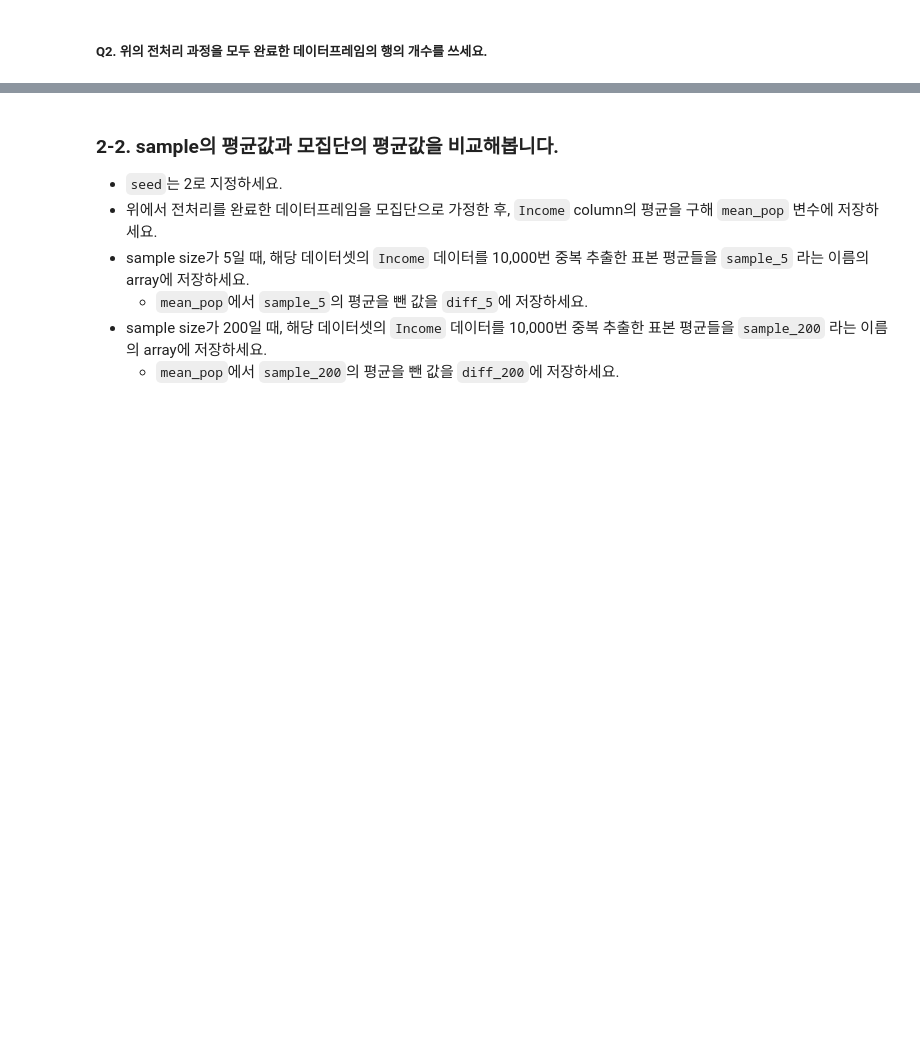
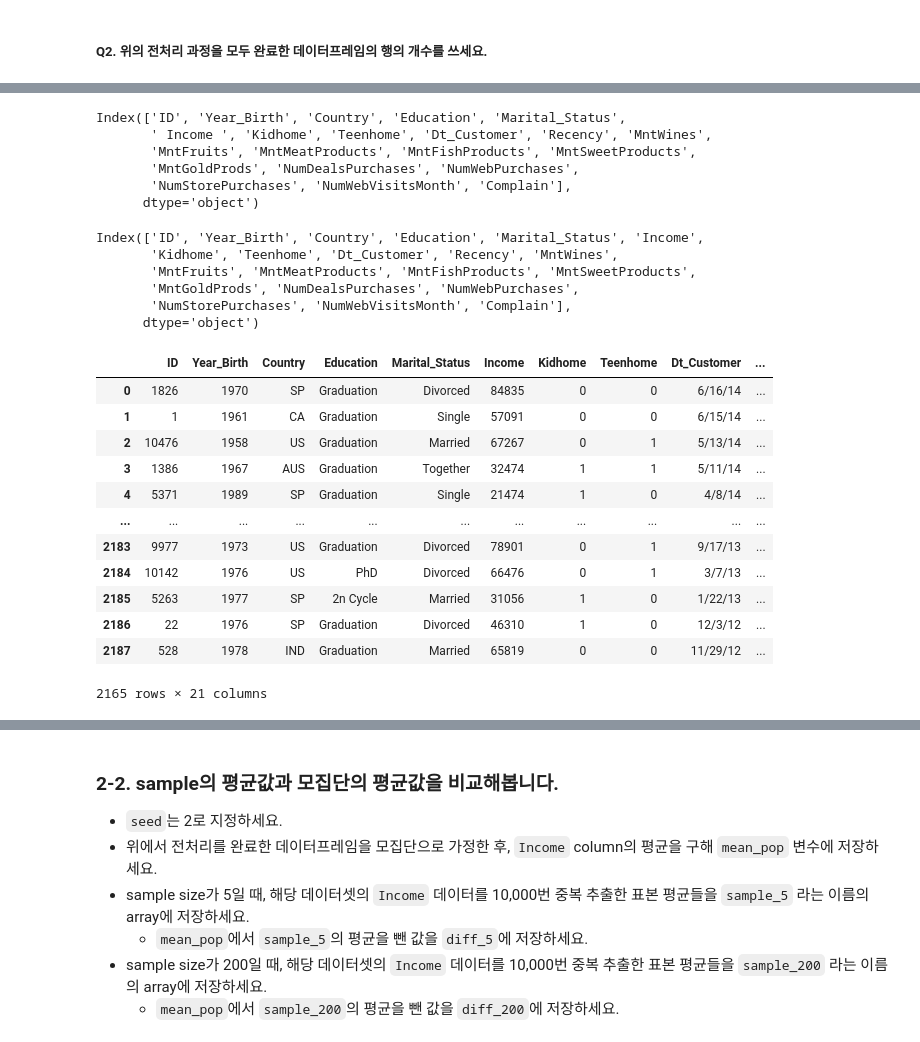
Before and after one commit to LamuneGitHub/A001_Python_Test, a Jupyter notebook: ai15-sc12x-이상필.ipynb, the cells around one changed output, grey strips where cells are left out. Saved outputs shown, nothing was run; the diff lists cells and outputs as text; code cells hidden in the pictures; blank space fills up the shorter version.

```diff
--- a/ai15-sc12x-이상필.ipynb
+++ b/ai15-sc12x-이상필.ipynb
@@ -126,3 +122,59 @@ import seaborn as sns
 
 
 df_raw = pd.read_csv( 'https://raw.githubusercontent.com/LamuneGitHub/A001_Python_Test/main/sc12_data.csv' )
+# %%
+columns = df_raw.columns
+columns
+# %% [output]
+Index(['ID', 'Year_Birth', 'Country', 'Education', 'Marital_Status',
+       ' Income ', 'Kidhome', 'Teenhome', 'Dt_Customer', 'Recency', 'MntWines',
+       'MntFruits', 'MntMeatProducts', 'MntFishProducts', 'MntSweetProducts',
+       'MntGoldProds', 'NumDealsPurchases', 'NumWebPurchases',
+       'NumStorePurchases', 'NumWebVisitsMonth', 'Complain'],
+      dtype='object')
+# %%
+df_raw.rename(columns = {' Income ':'Income'},inplace=True)
+columns = df_raw.columns
+columns
+# %% [output]
+Index(['ID', 'Year_Birth', 'Country', 'Education', 'Marital_Status', 'Income',
+       'Kidhome', 'Teenhome', 'Dt_Customer', 'Recency', 'MntWines',
+       'MntFruits', 'MntMeatProducts', 'MntFishProducts', 'MntSweetProducts',
+       'MntGoldProds', 'NumDealsPurchases', 'NumWebPurchases',
+       'NumStorePurchases', 'NumWebVisitsMonth', 'Complain'],
+      dtype='object')
+# %%
+  import re
+
+  def cleaning(df):
+    li = []
+    for row in df['Income']:
+      splited = row.split('.') # .을 기준으로 문자열을 분리합니다.
+      result = re.sub('[^0-9]','', splited[0]) # .기준 앞 부분만 활용하여 숫자가 아닌 문자는 공백으로 치환합니다.
+      li.append(int(result))
+
+    df['Income'] = li
+
+
+df_clean = df_raw.copy()
+
+df_clean.dropna(subset=['Income'],inplace=True)
+
+
+cleaning(df_clean)
+
+df_clean
+# %% [output]
+|  | ID | Year_Birth | Country | Education | Marital_Status | Income | Kidhome | Teenhome | Dt_Customer | ... |
+| 0 | 1826 | 1970 | SP | Graduation | Divorced | 84835 | 0 | 0 | 6/16/14 | ... |
+| 1 | 1 | 1961 | CA | Graduation | Single | 57091 | 0 | 0 | 6/15/14 | ... |
+| 2 | 10476 | 1958 | US | Graduation | Married | 67267 | 0 | 1 | 5/13/14 | ... |
+| 3 | 1386 | 1967 | AUS | Graduation | Together | 32474 | 1 | 1 | 5/11/14 | ... |
+| 4 | 5371 | 1989 | SP | Graduation | Single | 21474 | 1 | 0 | 4/8/14 | ... |
+| ... | ... | ... | ... | ... | ... | ... | ... | ... | ... | ... |
+| 2183 | 9977 | 1973 | US | Graduation | Divorced | 78901 | 0 | 1 | 9/17/13 | ... |
+| 2184 | 10142 | 1976 | US | PhD | Divorced | 66476 | 0 | 1 | 3/7/13 | ... |
+| 2185 | 5263 | 1977 | SP | 2n Cycle | Married | 31056 | 1 | 0 | 1/22/13 | ... |
+| 2186 | 22 | 1976 | SP | Graduation | Divorced | 46310 | 1 | 0 | 12/3/12 | ... |
+| 2187 | 528 | 1978 | IND | Graduation | Married | 65819 | 0 | 0 | 11/29/12 | ... |
+2165 rows × 21 columns
```
Also changed, not shown: parts of 8 cells of this notebook.
